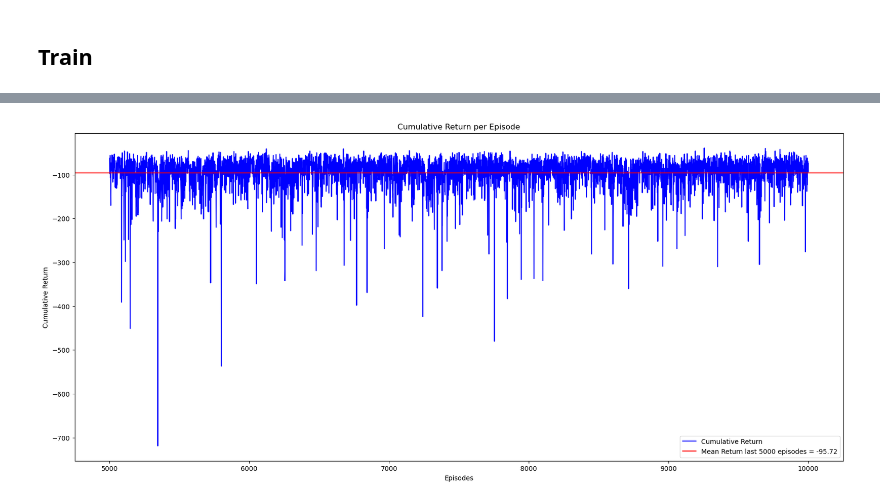
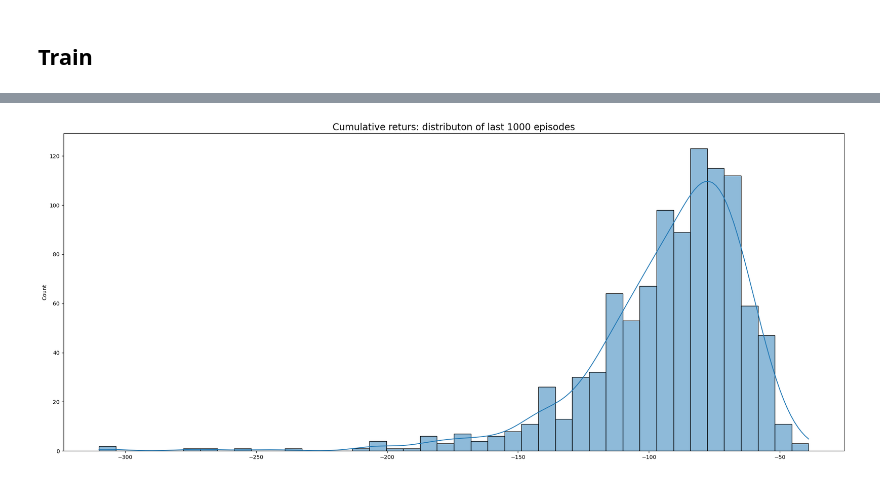
Before and after one commit to iltramont/RL_Grid_World, a Jupyter notebook: main_SarsaAgent.ipynb, the cells around one changed output, grey strips where cells are left out. Cells and saved outputs as stored; diff of their text form; code cells hidden in the pictures.

```diff
--- a/main_SarsaAgent.ipynb
+++ b/main_SarsaAgent.ipynb
@@ -62,5 +65 @@ sarsa_agent.plot_value_table()
 [figure]
-# %%
-sarsa_agent.update_plot(5000)
-# %% [output]
-[figure, removed]
@@ -66,0 +70,13 @@ sarsa_agent.update_plot(5000)
+# %%
+cum_ret_series = pd.Series(sarsa_agent.cumulative_returns)
+n_last = 1000
+last_returns = cum_ret_series[-n_last:]
+
+
+plt.style.use("default")
+fig, ax = plt.subplots(figsize=(21, 9), tight_layout=True)
+sns.histplot(last_returns, kde=True, ax=ax)
+ax.set_title(f"Cumulative returs: distributon of last {n_last} episodes", fontsize="xx-large")
+plt.show();
+# %% [output]
+[figure, added]
```
Also changed, not shown: parts of 4 cells of this notebook, 3 other files.
